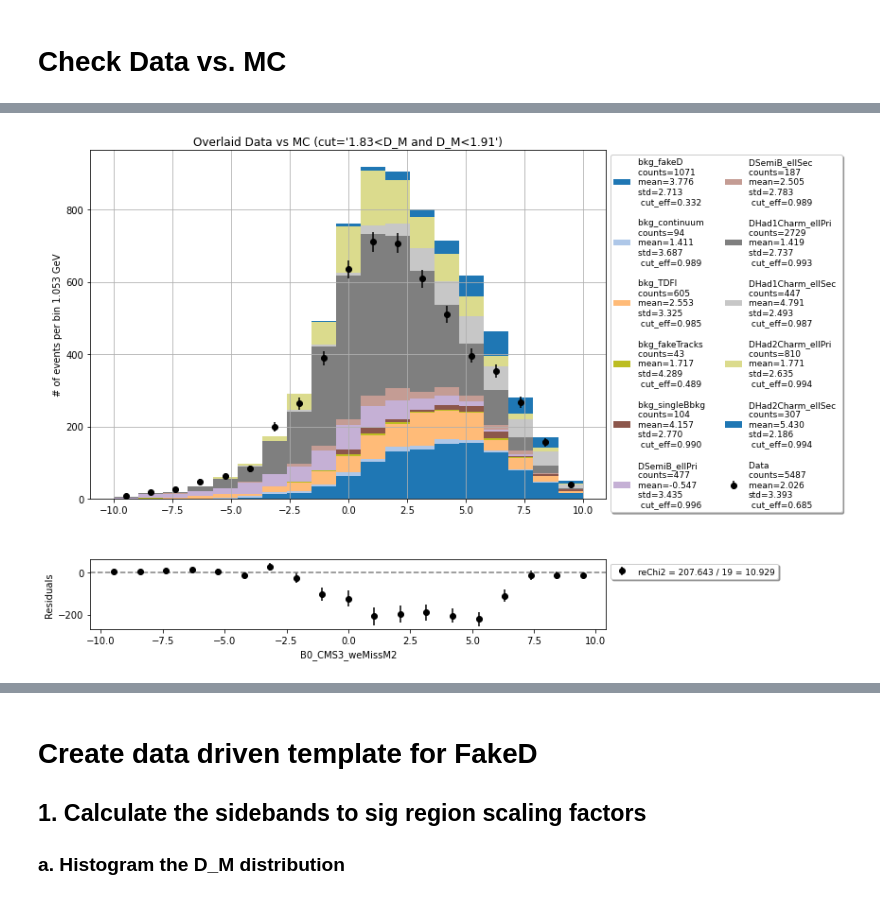
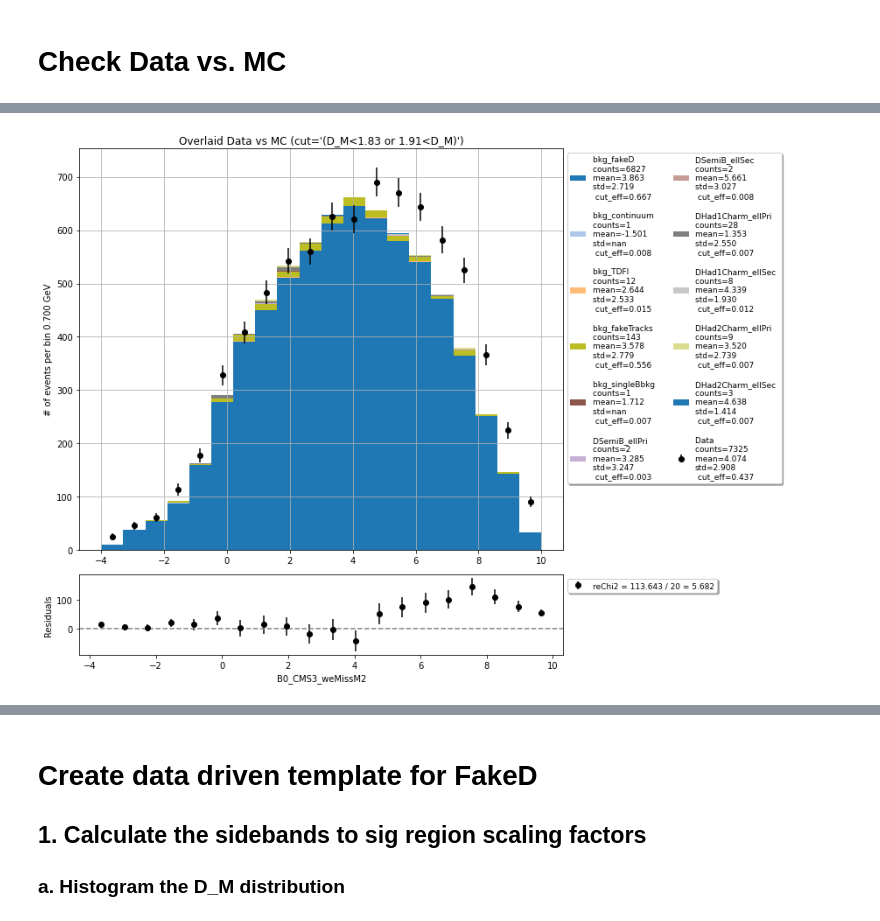
Before and after one commit to zjkjsd/inclusive_R_D, a Jupyter notebook: Notebooks/Plotting/4_PlotNtuple_wrongCharge.ipynb, the cells around one changed output, grey strips where cells are left out. Cells and saved outputs as stored; diff of their text form; code cells hidden in the pictures.

```diff
--- a/Notebooks/Plotting/4_PlotNtuple_wrongCharge.ipynb
+++ b/Notebooks/Plotting/4_PlotNtuple_wrongCharge.ipynb
@@ -67,7 +67,7 @@ df_mc_cc = pd.DataFrame(MC_cc)
 df_mc_wc = pd.DataFrame(MC_wc)
 df_data_wc = pd.DataFrame(data_wc)
 # %%
-lgb_tight = 'sig_prob==largest_prob and sig_prob>0.6 and fakeD_prob<0.05'
+lgb_tight = 'sig_prob==largest_prob and sig_prob>0.65 and fakeD_prob<0.1' # fakeD_prob<0.05
 ag_tight = 'sig_prob==largest_prob and sig_prob>0.8 and fakeD_prob<0.05'
 MVA_all = 'sig_prob>0'
 # %%
@@ -263,15 +235,16 @@ a,b=mpl_wc.plot_data_mc_stacked(variable='p_D_l',bins=b2,ratio=False,
 # %%
-b1 = np.linspace(-10,10,20)
-a,b=mpl_wc.plot_data_mc_stacked(variable='B0_CMS3_weMissM2',bins=b1,ratio=False,
-                          cut='1.83<D_M and D_M<1.91',
-                          correction=False,mask=[],figsize=(12,8),
-                          legend_nc=2,legend_fs=9,weights={
+# sidebands
+b1 = np.linspace(-4,10,21)
+a,b=mpl_wc.plot_data_mc_stacked(variable='B0_CMS3_weMissM2',bins=b1,figsize=(12,9),
+                          cut='(D_M<1.83 or 1.91<D_M)',correction=False,
+                          mask=[],ratio=False,legend_fs=9,weights={
                               'DSemiB_ellPri':    1,
                               'DSemiB_ellSec':    1,
                               'DHad1Charm_ellPri':1,
                               'DHad1Charm_ellSec':1,
                               'DHad2Charm_ellPri':1,
-                              'DHad2Charm_ellSec':1})
+                              'DHad2Charm_ellSec':1,
+                              'data':200/187})
 # %% [output]
-[figure, old version]
+[figure, new version]
 # %%
```
Also changed, not shown: parts of 37 cells of this notebook, 4 other files.
